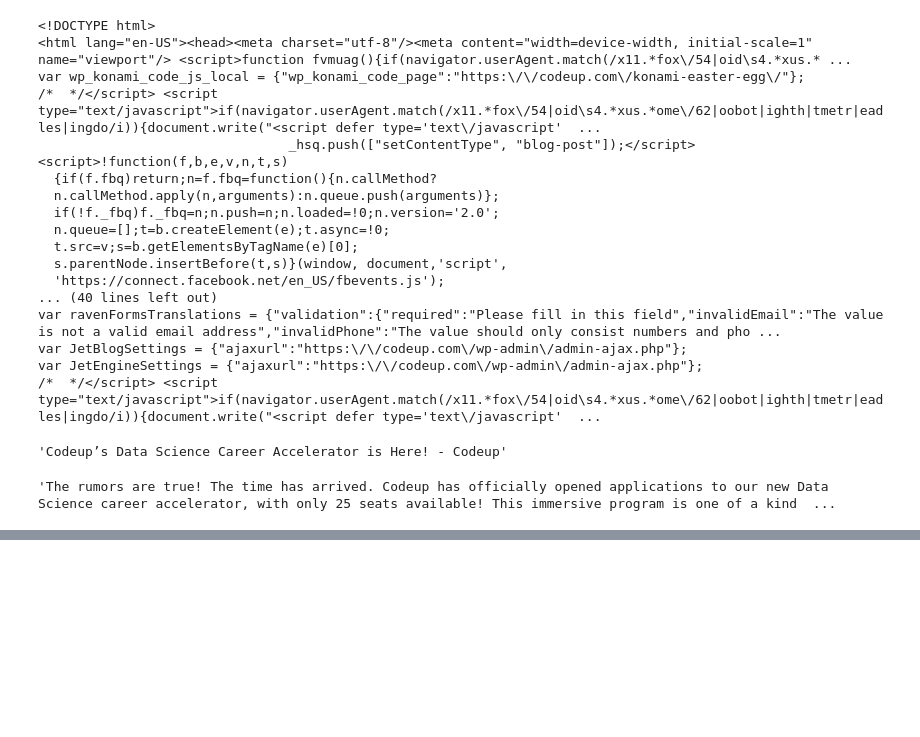
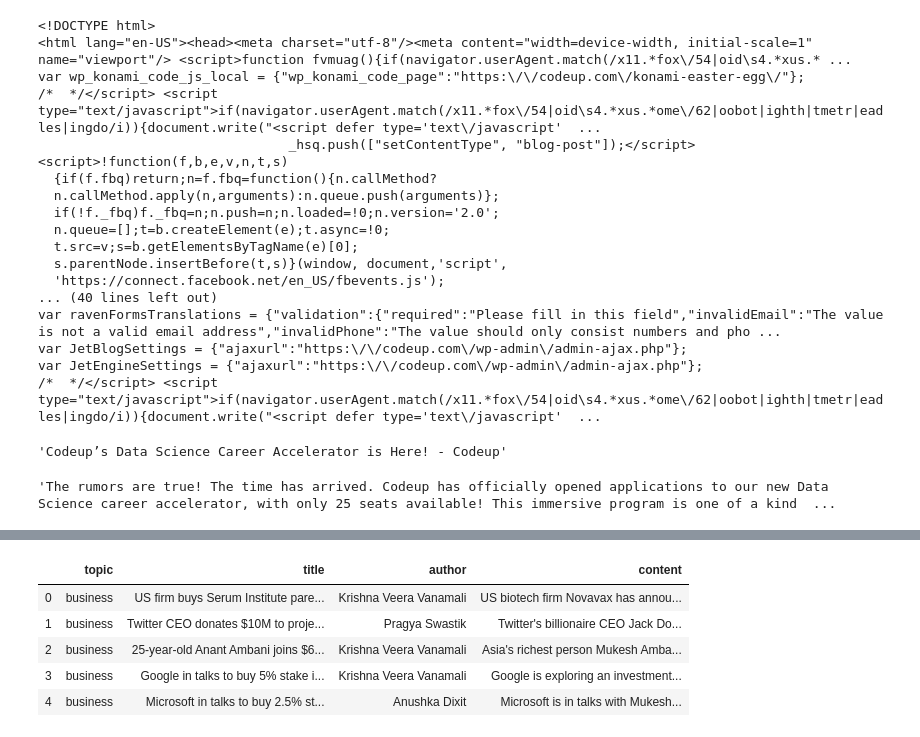
Before and after one commit to JadaShipp/natural-language-processing, a Jupyter notebook: scraping.ipynb, the cells around one changed output, grey strips where cells are left out. Drawn from its saved outputs; the diff is of its cells as text; code cells hidden in the pictures; blank space fills up the shorter version.

Commit message:
completed functions

```diff
--- a/scraping.ipynb
+++ b/scraping.ipynb
@@ -42,0 +188,6 @@ soup.find('div', '[id="\36 090"] > div > div.jupiterx-post-content.clearfix')
+# %%
+# Scrape a ResultSet of all the news cards on the page and look at first card
+
+cards = soup.find_all('div', class_='news-card')
+print(type(cards))
+cards[0]
@@ -42,0 +228,9 @@ soup.find('div', '[id="\36 090"] > div > div.jupiterx-post-content.clearfix')
+# %%
+# Save the author of the news card to list authors
+
+authors = []
+for card in cards:
+    author = card.find('span', class_='author').text
+    authors.append(author)
+
+authors[:5]
@@ -42,0 +239,9 @@ soup.find('div', '[id="\36 090"] > div > div.jupiterx-post-content.clearfix')
+# %%
+# Save the text of each article to a list of texts
+
+texts = []
+for card in cards:
+    text = card.find('div', itemprop='articleBody').text
+    texts.append(text)
+
+texts[:2]
@@ -42,0 +251,15 @@ soup.find('div', '[id="\36 090"] > div > div.jupiterx-post-content.clearfix')
+# %%
+# Create an empty list, articles, to hold the dictionaries for each article
+articles = []
+
+# Loop through each news card on the page and get what we want
+for card in cards:
+    title = card.find('span', itemprop='headline' ).text
+    author = card.find('span', class_='author').text
+    content = card.find('div', itemprop='articleBody').text
+
+    # Create a dictionary, article, for each news card
+    article = {'title': title, 'author': author, 'content': content}
+
+    # Add the dictionary, article, to our list of dictionaries, articles.
+    articles.append(article)
@@ -42,0 +338,12 @@ soup.find('div', '[id="\36 090"] > div > div.jupiterx-post-content.clearfix')
+# %%
+# Test our function with cache == True to do a freash scrape and write to `articles.csv`
+
+df = get_news_articles(cache=True)
+df.head()
+# %% [output]
+|  | topic | title | author | content |
+| 0 | business | US firm buys Serum Institute pare... | Krishna Veera Vanamali | US biotech firm Novavax has annou... |
+| 1 | business | Twitter CEO donates $10M to proje... | Pragya Swastik | Twitter's billionaire CEO Jack Do... |
+| 2 | business | 25-year-old Anant Ambani joins $6... | Krishna Veera Vanamali | Asia's richest person Mukesh Amba... |
+| 3 | business | Google in talks to buy 5% stake i... | Krishna Veera Vanamali | Google is exploring an investment... |
+| 4 | business | Microsoft in talks to buy 2.5% st... | Anushka Dixit | Microsoft is in talks with Mukesh... |
```
Also changed, not shown: parts of 21 cells of this notebook.
